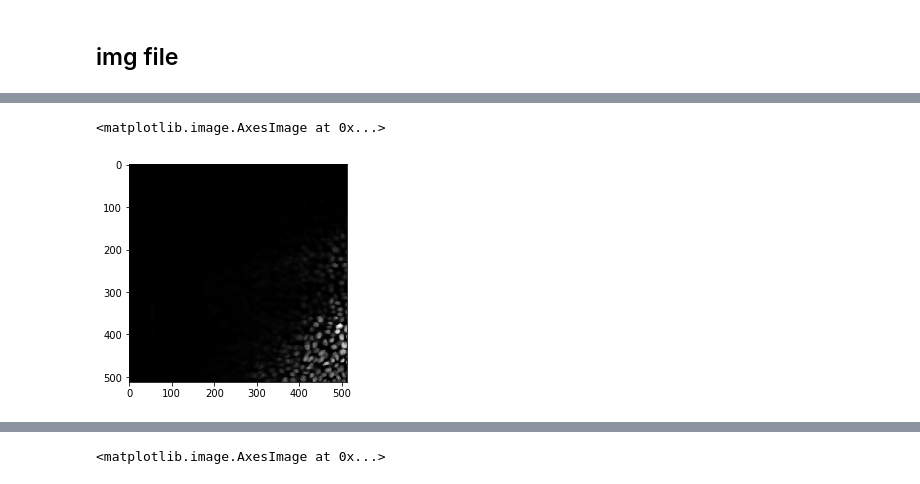
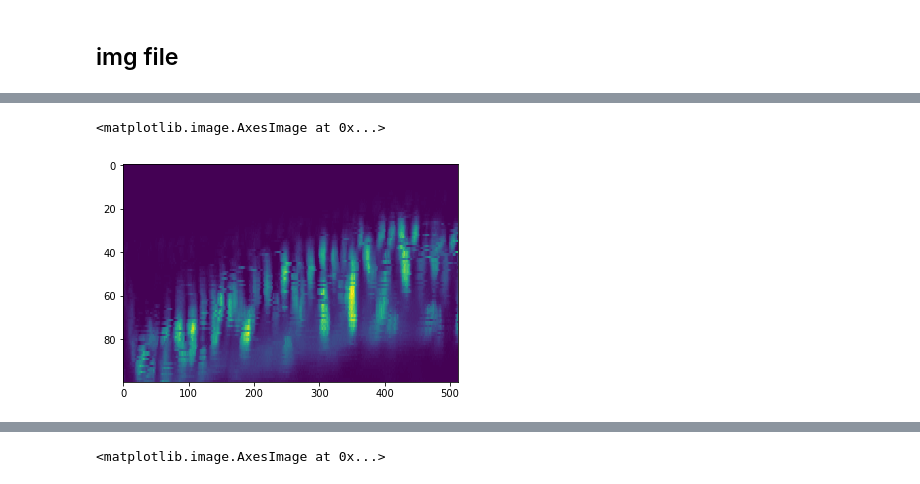
Before and after one commit to ZMHub/AI_school_project_ZML, a Jupyter notebook: LoadMat.ipynb, the cells around one changed output, grey strips where cells are left out. Cells and saved outputs as stored; diff of their text form; code cells hidden in the pictures.

Commit message:
updata source data

```diff
--- a/LoadMat.ipynb
+++ b/LoadMat.ipynb
@@ -9,8 +9,8 @@ import re
 # %%
 import glob as gb
 import re
-
-img_dir_path = '/projectdata/dysklab01/data/'
+# img_dir_path = '/projectdata/dysklab01/data/'
+img_dir_path = '../../resources/ml_3d_cell_img_data/'
 img_data_file_list = gb.glob1(img_dir_path,'*img.mat')
 img_true_file_list = gb.glob1(img_dir_path,'*seg3D*')
 img_data_dic, img_true_dic = dict(), dict()
@@ -44,13 +44,17 @@ img_data_dic,'', img_true_dic, img_keyname_list
 # %%
-# import scipy.io as sio
+import scipy.io as sio
+import os
 def load_img_data(key):
-    ''' load img data,
-    required variables: img_data_dic, img_keyname_list '''
+    ''' load img data, required variables: img_data_dic, img_keyname_list '''
     return sio.loadmat(img_data_dic[key])['img'] if key in img_keyname_list else None
 def load_img_label(key):
-    ''' load img label,
-    required variables: img_true_dic, img_keyname_list '''
-    return sio.loadmat(img_true_dic[key])['img'] if key in img_keyname_list else None
+    ''' load img label, required variables: img_true_dic, img_keyname_list '''
+    if key in img_keyname_list:
+        data = sio.loadmat(img_true_dic[key])
+        data = {'colorMap': data['colorMap'], 'label': data['seg3D']}
+    else:
+        data = None
+    return data
 # %%
 
 # for _, v in img_data_dic.items():
@@ -67,0 +62,5 @@ img.shape
+# %%
+file_key = img_keyname_list[10]
+# %%
+img, img_label = load_img_data(file_key), load_img_label(file_key)
+img.shape, img_label['colorMap'].shape, img_label['label'].shape
@@ -68,6 +87,6 @@ img.shape
 # %%
-# Top view XY
-plt.imshow(img[:,:,10].T,cmap='gray')
+# Front view XZ
+plt.imshow(img[:,5,:].T,aspect='auto')
 # %% [output]
 <matplotlib.image.AxesImage at 0x...>
-[figure, old version]
+[figure, new version]
```
Also changed, not shown: parts of 17 cells of this notebook, 32 other files.
